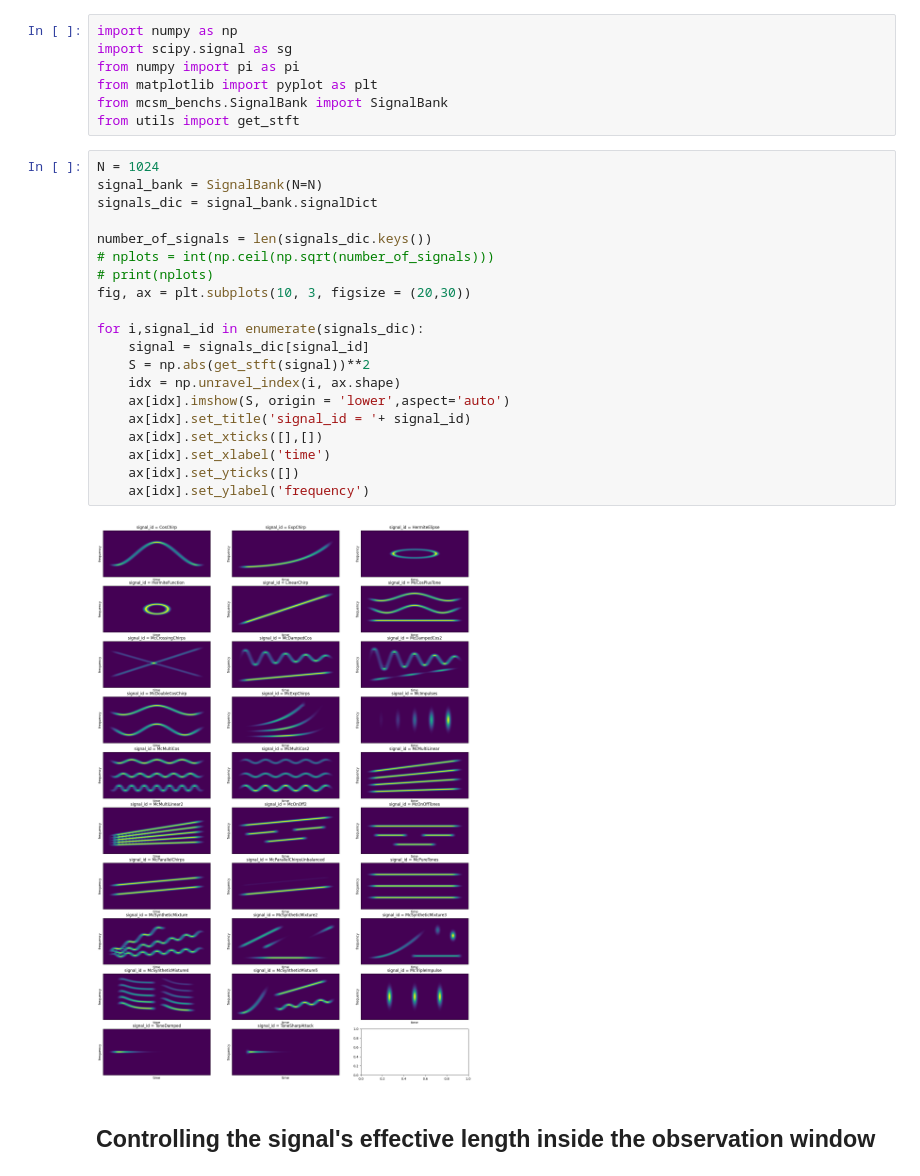
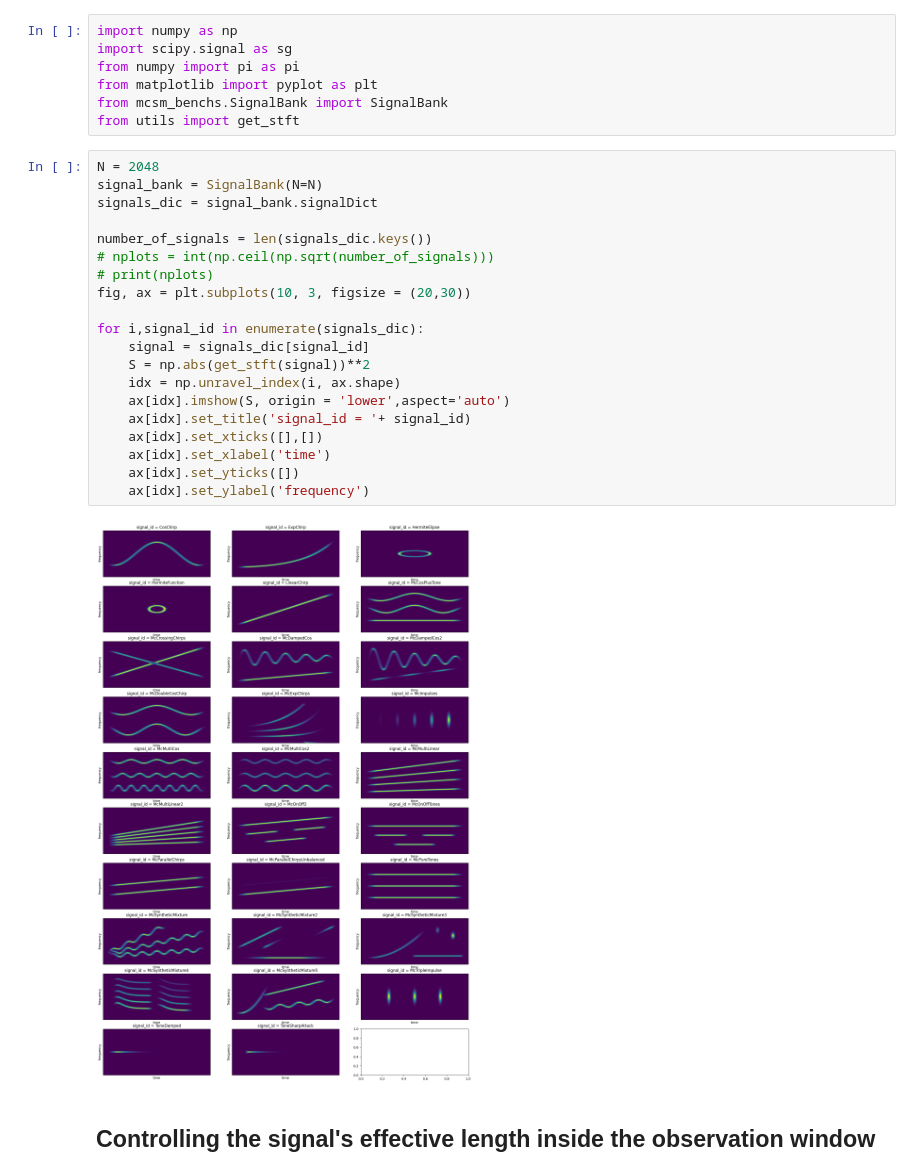
Before and after one commit to jmiramont/mcsm-benchs, a Jupyter notebook: notebooks/demo_signal_bank.ipynb, the cells around one changed output. Cells and saved outputs as stored; diff of their text form.

```diff
--- a/notebooks/demo_signal_bank.ipynb
+++ b/notebooks/demo_signal_bank.ipynb
@@ -10,27 +10,27 @@ from matplotlib import pyplot as plt
 from mcsm_benchs.SignalBank import SignalBank
 from utils import get_stft
 # %%
-N = 1024
+N = 2048
 signal_bank = SignalBank(N=N)
 signals_dic = signal_bank.signalDict
 
 number_of_signals = len(signals_dic.keys())
 # nplots = int(np.ceil(np.sqrt(number_of_signals)))
 # print(nplots)
 fig, ax = plt.subplots(10, 3, figsize = (20,30))
 
 for i,signal_id in enumerate(signals_dic):
     signal = signals_dic[signal_id]
     S = np.abs(get_stft(signal))**2
     idx = np.unravel_index(i, ax.shape)
     ax[idx].imshow(S, origin = 'lower',aspect='auto')
     ax[idx].set_title('signal_id = '+ signal_id)
     ax[idx].set_xticks([],[])
     ax[idx].set_xlabel('time')
     ax[idx].set_yticks([])
     ax[idx].set_ylabel('frequency')
 # %% [output]
-[figure, old version]
+[figure, new version]
 # %% [markdown]
 ## Controlling the signal's effective length inside the observation window
 # %%
```
Also changed, not shown: 2 other files.
